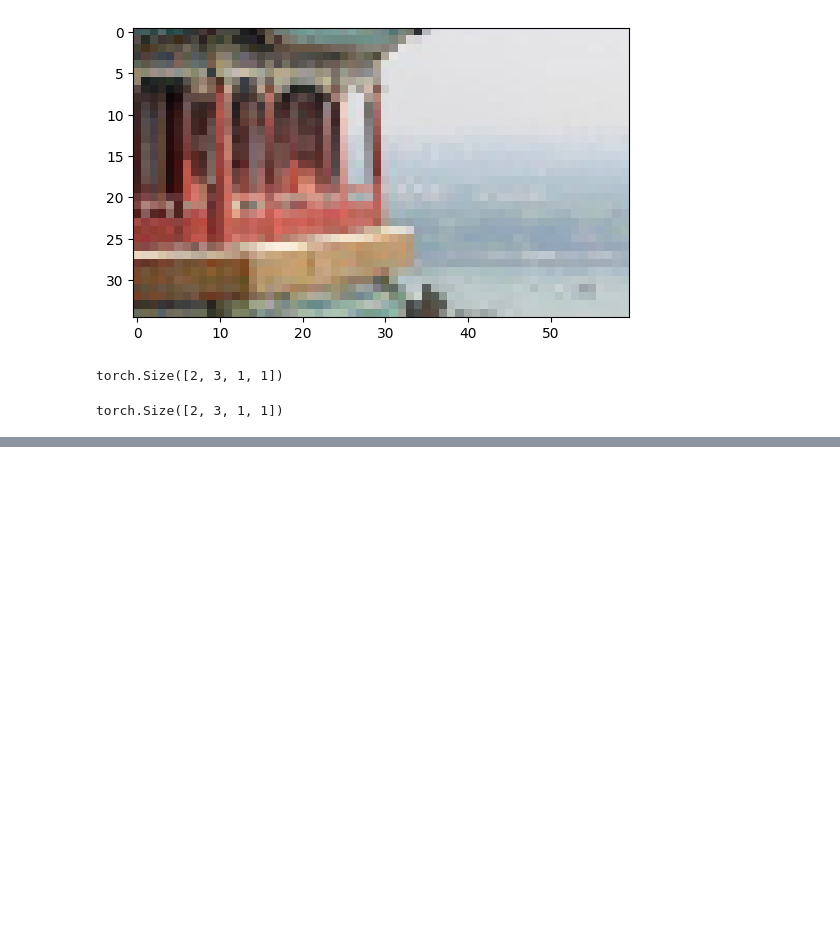
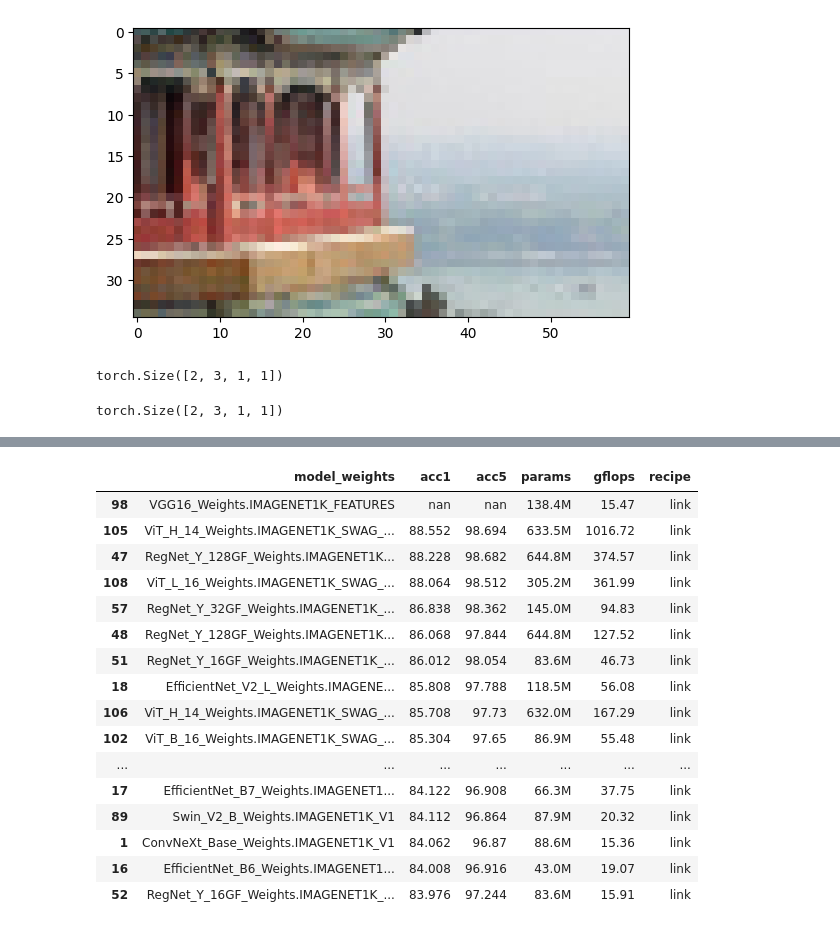
Before and after one commit to smammadl/ds_course, a Jupyter notebook: module4_dl/07_cnn.ipynb, the cells around one changed output, grey strips where cells are left out. Drawn from its saved outputs; the diff is of its cells as text; code cells hidden in the pictures; blank space fills up the shorter version.

```diff
--- a/module4_dl/07_cnn.ipynb
+++ b/module4_dl/07_cnn.ipynb
@@ -370,0 +398,33 @@ Restoring best model from epoch 20 with valid metric: 0.347
+# %%
+url = r'https://docs.pytorch.org/vision/main/models.html'
+res = requests.get(url)
+soup = bs4.BeautifulSoup(res.content, 'html.parser')
+section = soup.find('section', id='table-of-all-available-classification-weights')
+tables = section.find_all('table')
+
+model_weights = []
+acc1 = []
+acc5 = []
+params = []
+gflops = []
+recipe = []
+for row in tables[0].find_all('tr'):
+    cells = row.find_all('td')
+    if len(cells) > 0:
+        model_weights.append(cells[0].text.strip())
+        acc1.append(cells[1].text.strip())
+        acc5.append(cells[2].text.strip())
+        params.append(cells[3].text.strip())
+        gflops.append(cells[4].text.strip())
+        recipe.append(cells[5].text.strip())
+
+df = pd.DataFrame({
+    'model_weights': model_weights,
+    'acc1': acc1,
+    'acc5': acc5,
+    'params': params,
+    'gflops': gflops,
+    'recipe': recipe
+})
+
+df
@@ -370,0 +445,20 @@ Restoring best model from epoch 20 with valid metric: 0.347
+# %%
+df.sort_values(by=['acc1', 'acc5'], ascending=[False, False]).head(20)
+# %% [output]
+|  | model_weights | acc1 | acc5 | params | gflops | recipe |
+| 98 | VGG16_Weights.IMAGENET1K_FEATURES | nan | nan | 138.4M | 15.47 | link |
+| 105 | ViT_H_14_Weights.IMAGENET1K_SWAG_... | 88.552 | 98.694 | 633.5M | 1016.72 | link |
+| 47 | RegNet_Y_128GF_Weights.IMAGENET1K... | 88.228 | 98.682 | 644.8M | 374.57 | link |
+| 108 | ViT_L_16_Weights.IMAGENET1K_SWAG_... | 88.064 | 98.512 | 305.2M | 361.99 | link |
+| 57 | RegNet_Y_32GF_Weights.IMAGENET1K_... | 86.838 | 98.362 | 145.0M | 94.83 | link |
+| 48 | RegNet_Y_128GF_Weights.IMAGENET1K... | 86.068 | 97.844 | 644.8M | 127.52 | link |
+| 51 | RegNet_Y_16GF_Weights.IMAGENET1K_... | 86.012 | 98.054 | 83.6M | 46.73 | link |
+| 18 | EfficientNet_V2_L_Weights.IMAGENE... | 85.808 | 97.788 | 118.5M | 56.08 | link |
+| 106 | ViT_H_14_Weights.IMAGENET1K_SWAG_... | 85.708 | 97.73 | 632.0M | 167.29 | link |
+| 102 | ViT_B_16_Weights.IMAGENET1K_SWAG_... | 85.304 | 97.65 | 86.9M | 55.48 | link |
+| ... | ... | ... | ... | ... | ... | ... |
+| 17 | EfficientNet_B7_Weights.IMAGENET1... | 84.122 | 96.908 | 66.3M | 37.75 | link |
+| 89 | Swin_V2_B_Weights.IMAGENET1K_V1 | 84.112 | 96.864 | 87.9M | 20.32 | link |
+| 1 | ConvNeXt_Base_Weights.IMAGENET1K_V1 | 84.062 | 96.87 | 88.6M | 15.36 | link |
+| 16 | EfficientNet_B6_Weights.IMAGENET1... | 84.008 | 96.916 | 43.0M | 19.07 | link |
+| 52 | RegNet_Y_16GF_Weights.IMAGENET1K_... | 83.976 | 97.244 | 83.6M | 15.91 | link |
```
Also changed, not shown: parts of 38 cells of this notebook, 1 other file.
